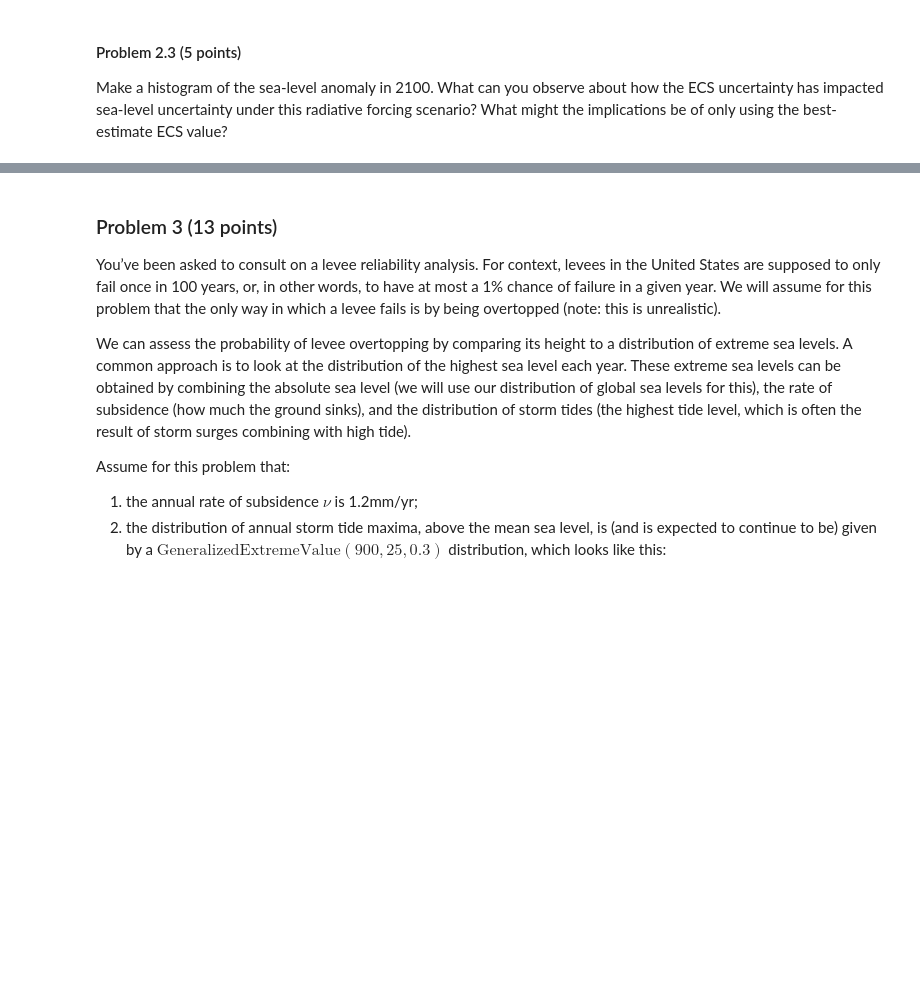
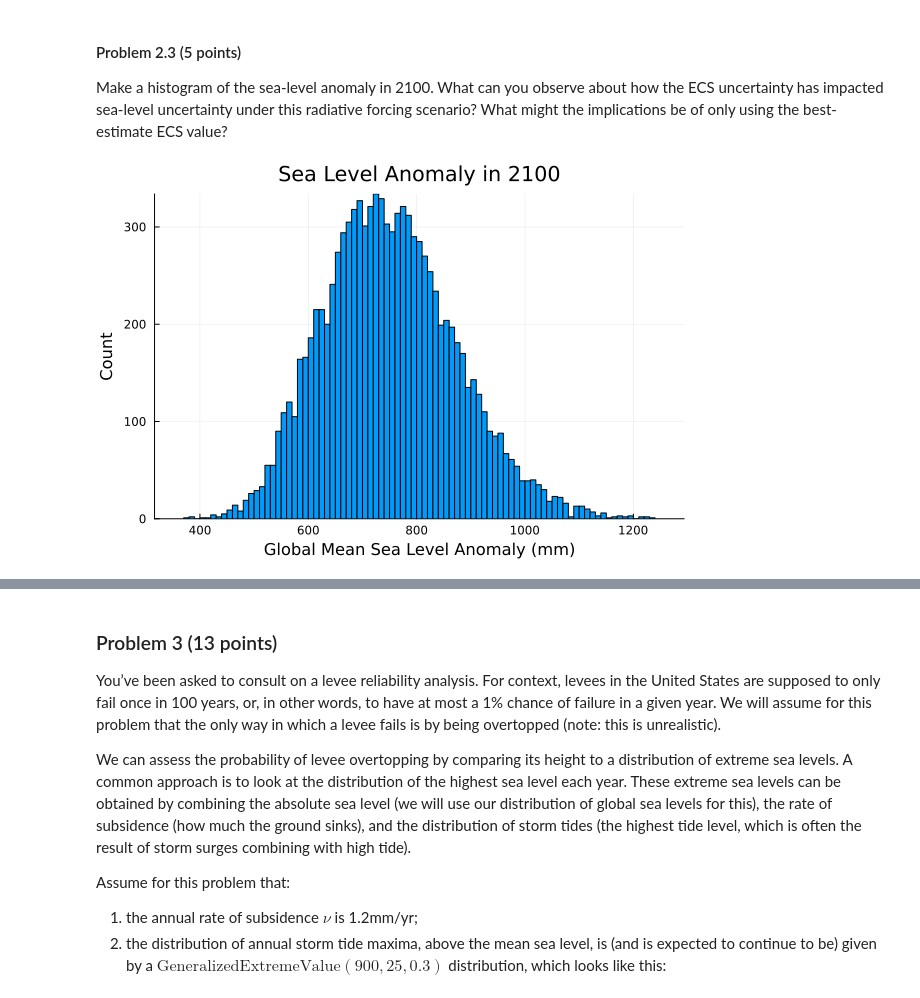
Before and after one commit to BEE4750-FA23/hw3-christinemswanson, a Jupyter notebook: hw03.ipynb, the cells around one changed output, grey strips where cells are left out. Drawn from its saved outputs; the diff is of its cells as text; code cells hidden in the pictures; blank space fills up the shorter version.

```diff
--- a/hw03.ipynb
+++ b/hw03.ipynb
@@ -364,3 +349,11 @@ Make a histogram of the sea-level anomaly in 2100. What can you observe
 about how the ECS uncertainty has impacted sea-level uncertainty under
 this radiative forcing scenario? What might the implications be of only
 using the best-estimate ECS value?
+# %%
+# go through each sample in sea level samples and just extract the 2100 data
+sea_data_2100 = [sea_level_sample[end] for sea_level_sample in sea_samples];
+
+histogram(sea_data_2100, bins = 100, title = "Sea Level Anomaly in 2100", xlabel = "Global Mean Sea Level Anomaly (mm)",
+ylabel = "Count", legend = false)
+# %% [output]
+[figure, added]
```
Also changed, not shown: parts of 17 cells of this notebook.
